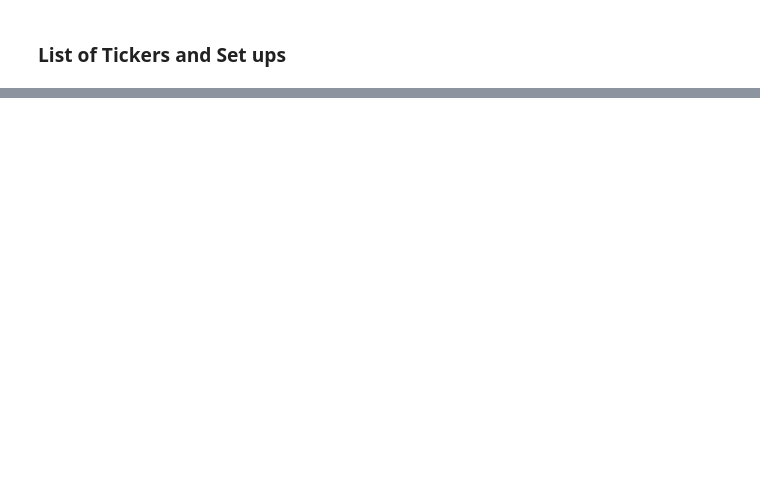
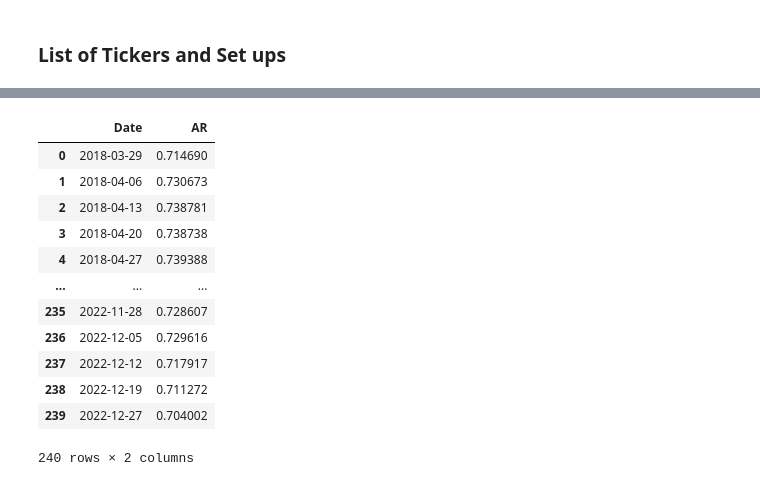
Before and after one commit to Junbili/CMSC-35300-Final-Project, a Jupyter notebook: Reference_Belantari.ipynb, the cells around one changed output, grey strips where cells are left out. Drawn from its saved outputs; the diff is of its cells as text; code cells hidden in the pictures; blank space fills up the shorter version.

```diff
--- a/Reference_Belantari.ipynb
+++ b/Reference_Belantari.ipynb
@@ -167,0 +268,35 @@ returns = stock_data.pct_change().dropna()
+# %%
+k = 5
+pca_results = []
+
+
+for z in z_list:
+    # Perform PCA on the windowed, standardized data
+    pca = PCA().fit(z['data'])  # z['data'] should already be z-scored
+    sdev = pca.singular_values_  # Singular values, like R's `pca$sdev`
+
+    # Compute absorption ratio
+    ar = sum(sdev[:k]**2) / sum(sdev**2)
+
+    # Save result
+    pca_results.append({
+        'Date': z['end_date'],
+        'AR': ar
+    })
+
+absorp_ratio = pd.DataFrame(pca_results)
+absorp_ratio
+# %% [output]
+|  | Date | AR |
+| 0 | 2018-03-29 | 0.714690 |
+| 1 | 2018-04-06 | 0.730673 |
+| 2 | 2018-04-13 | 0.738781 |
+| 3 | 2018-04-20 | 0.738738 |
+| 4 | 2018-04-27 | 0.739388 |
+| ... | ... | ... |
+| 235 | 2022-11-28 | 0.728607 |
+| 236 | 2022-12-05 | 0.729616 |
+| 237 | 2022-12-12 | 0.717917 |
+| 238 | 2022-12-19 | 0.711272 |
+| 239 | 2022-12-27 | 0.704002 |
+240 rows × 2 columns
```
Also changed, not shown: parts of 6 cells of this notebook, 1 other file.
